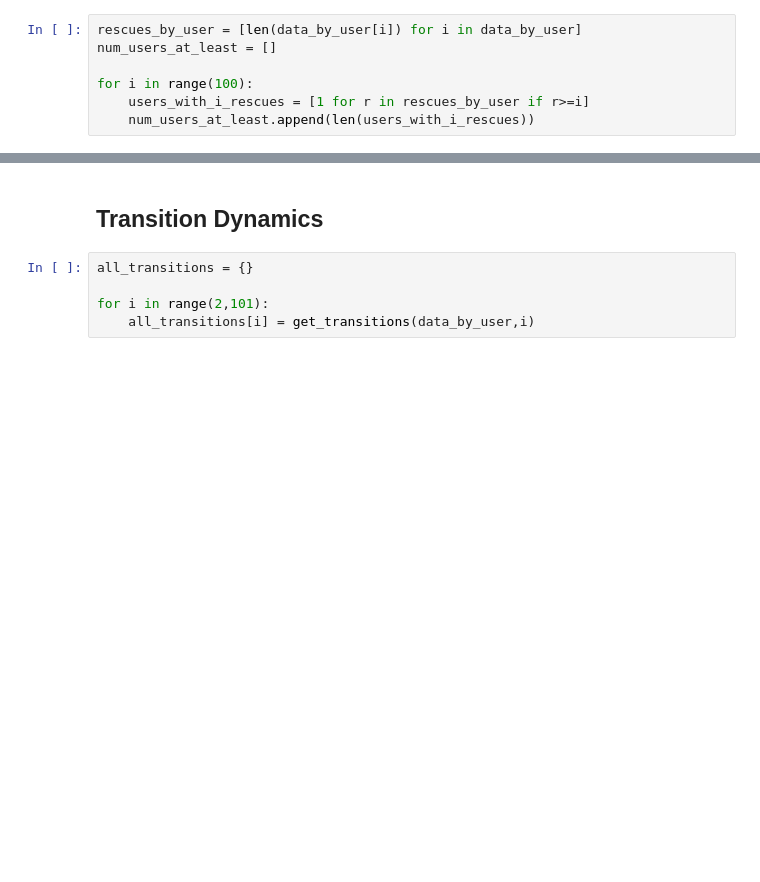
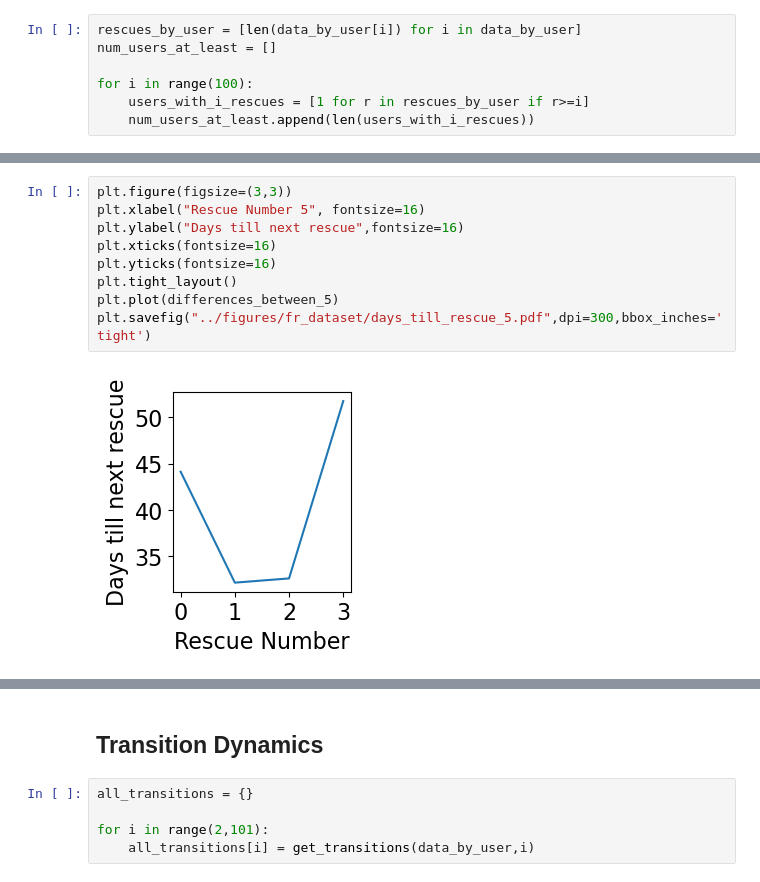
Before and after one commit to naveenr414/food-rescue-rmab, a Jupyter notebook: scripts/Dataset Exploration.ipynb, the cells around one changed output, grey strips where cells are left out. Cells and saved outputs as stored; diff of their text form; blank space fills up the shorter version.

```diff
--- a/scripts/Dataset Exploration.ipynb
+++ b/scripts/Dataset Exploration.ipynb
@@ -178,0 +136,11 @@ for i in range(19):
+# %%
+plt.figure(figsize=(3,3))
+plt.xlabel("Rescue Number 5", fontsize=16)
+plt.ylabel("Days till next rescue",fontsize=16)
+plt.xticks(fontsize=16)
+plt.yticks(fontsize=16)
+plt.tight_layout()
+plt.plot(differences_between_5)
+plt.savefig("../figures/fr_dataset/days_till_rescue_5.pdf",dpi=300,bbox_inches='tight')
+# %% [output]
+[figure, added]
```
Also changed, not shown: parts of 26 cells of this notebook, 11 other files.
